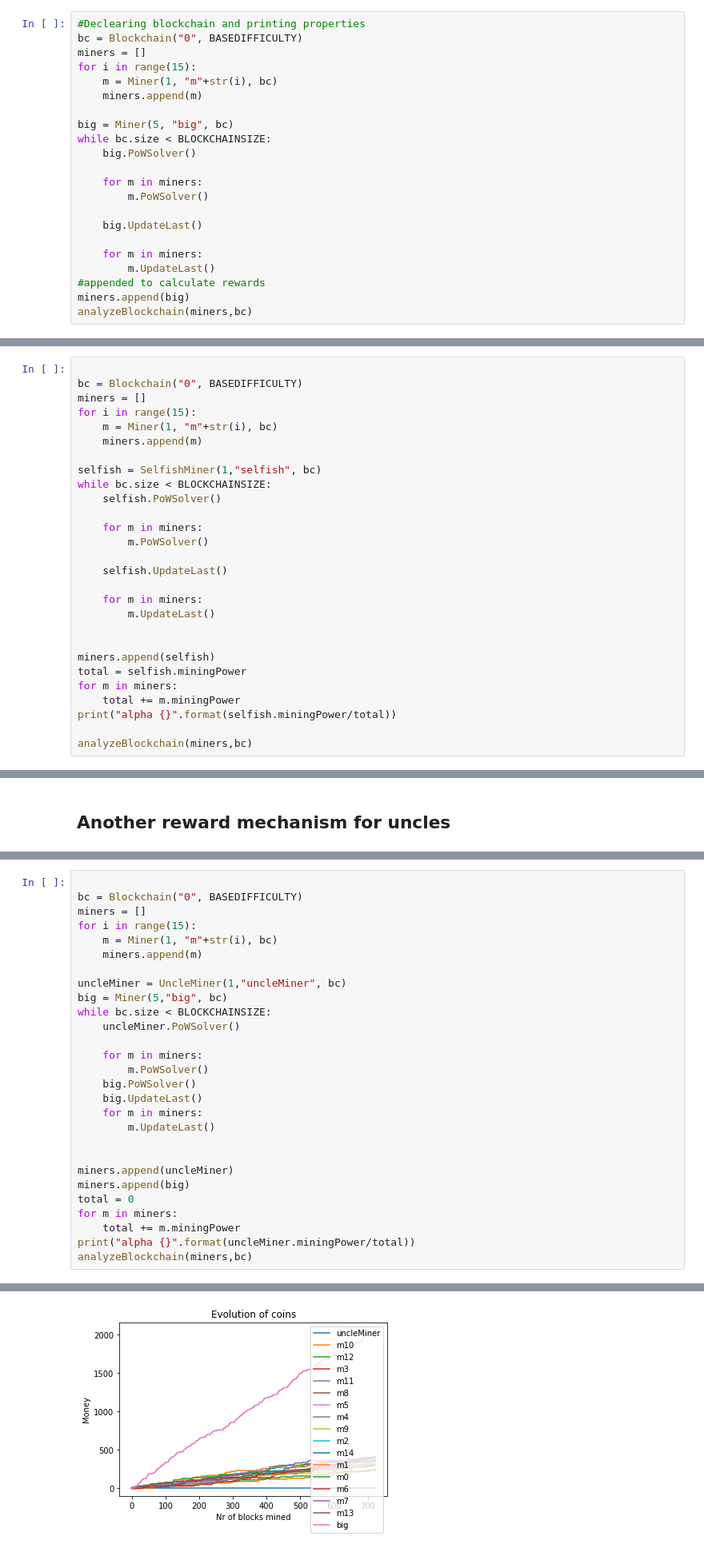
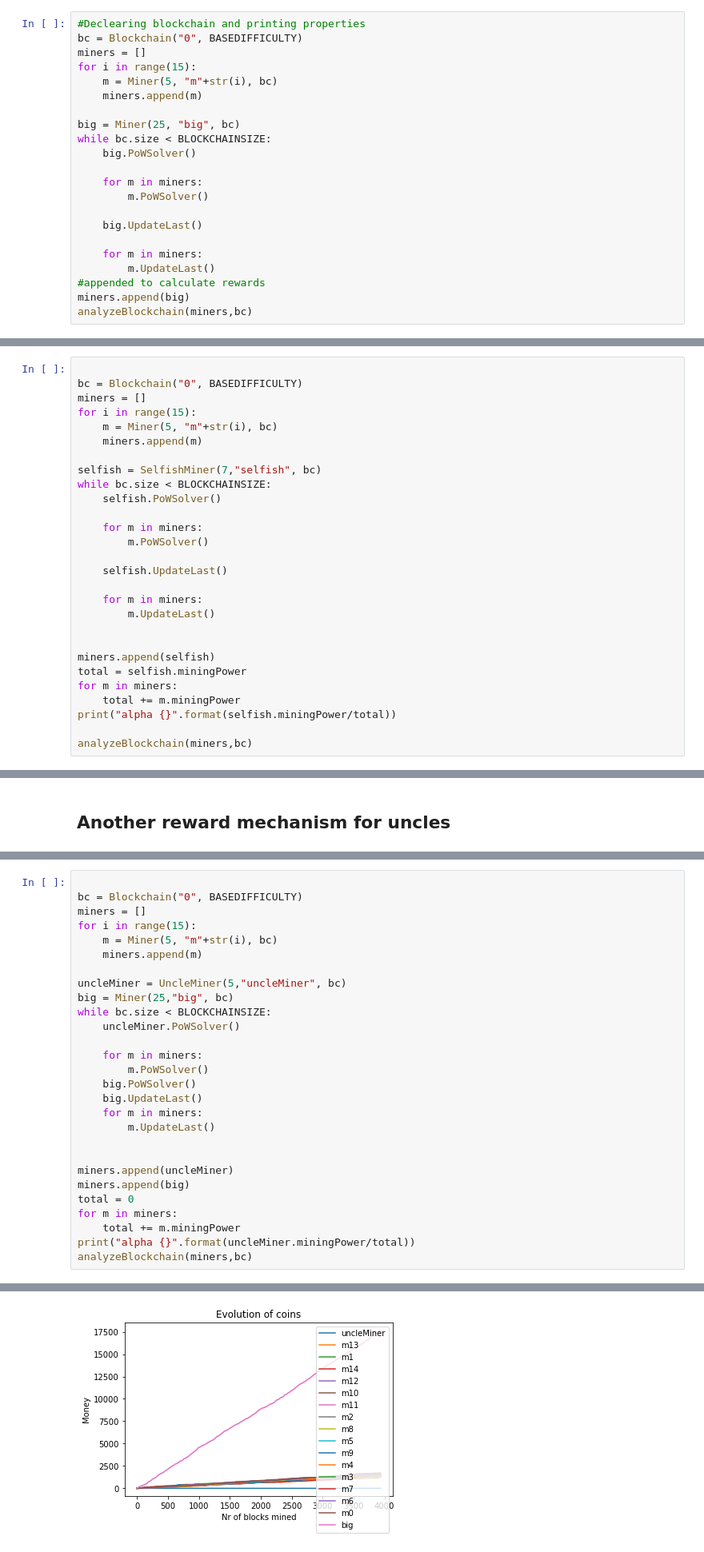
Before and after one commit to TTorgersen/dat650Project, a Jupyter notebook: uncle.ipynb, the cells around one changed output, grey strips where cells are left out. Shown at 80% size. Drawn from its saved outputs; the diff is of its cells as text.

```diff
--- a/uncle.ipynb
+++ b/uncle.ipynb
@@ -546,10 +546,10 @@ def plotLinesForMiners(miners):
 bc = Blockchain("0", BASEDIFFICULTY)
 miners = []
 for i in range(15):
-    m = Miner(1, "m"+str(i), bc)
+    m = Miner(5, "m"+str(i), bc)
     miners.append(m)
 
-big = Miner(5, "big", bc)
+big = Miner(25, "big", bc)
 while bc.size < BLOCKCHAINSIZE:
     big.PoWSolver()
 
@@ -590,10 +590,10 @@ average:  0.9768365497387781
 bc = Blockchain("0", BASEDIFFICULTY)
 miners = []
 for i in range(15):
-    m = Miner(1, "m"+str(i), bc)
+    m = Miner(5, "m"+str(i), bc)
     miners.append(m)
 
-selfish = SelfishMiner(1,"selfish", bc)
+selfish = SelfishMiner(7,"selfish", bc)
 while bc.size < BLOCKCHAINSIZE:
     selfish.PoWSolver()
 
@@ -644,11 +644,11 @@ The uncleminer will only work on blocks with the intention to get uncle rewards,
 bc = Blockchain("0", BASEDIFFICULTY)
 miners = []
 for i in range(15):
-    m = Miner(1, "m"+str(i), bc)
+    m = Miner(5, "m"+str(i), bc)
     miners.append(m)
 
-uncleMiner = UncleMiner(1,"uncleMiner", bc)
-big = Miner(5,"big", bc)
+uncleMiner = UncleMiner(5,"uncleMiner", bc)
+big = Miner(25,"big", bc)
 while bc.size < BLOCKCHAINSIZE:
     uncleMiner.PoWSolver()
 
@@ -678,3 +678,3 @@ average:  0.9533322470262343
 Plotting all miners against eachother without unclereward
-[figure, old version]
+[figure, new version]
 visualizes average miners vs deviant miners without unclereward
```
Also changed, not shown: parts of 8 cells of this notebook.
